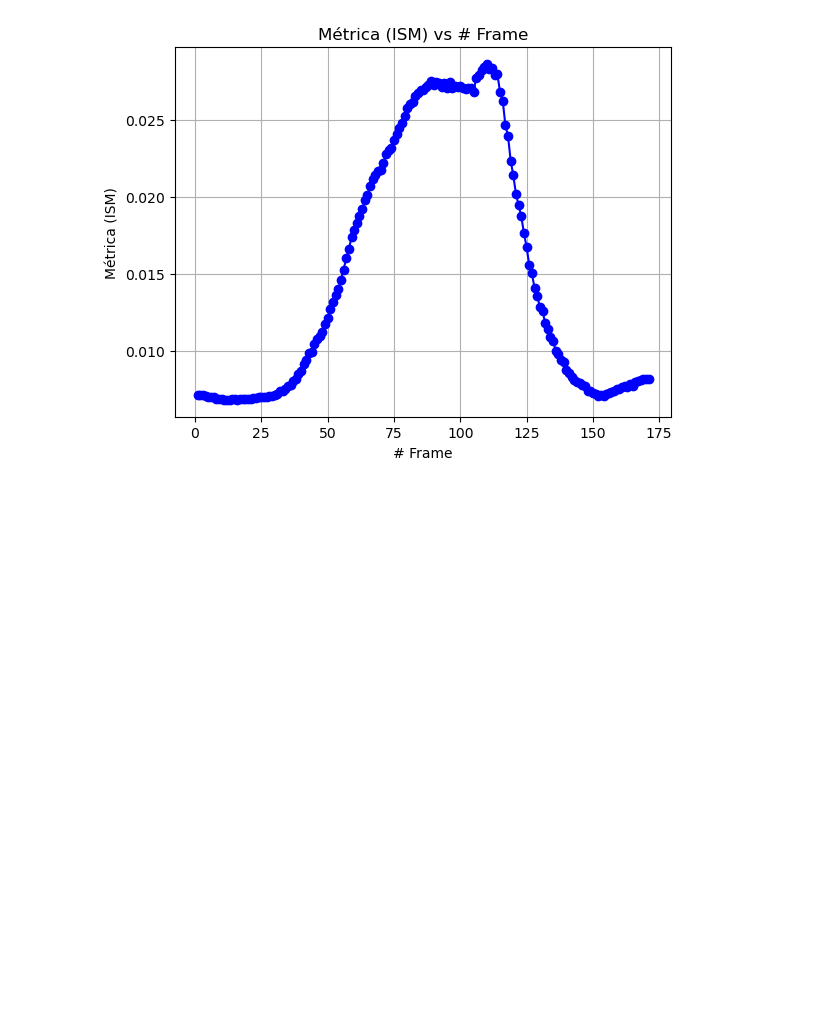
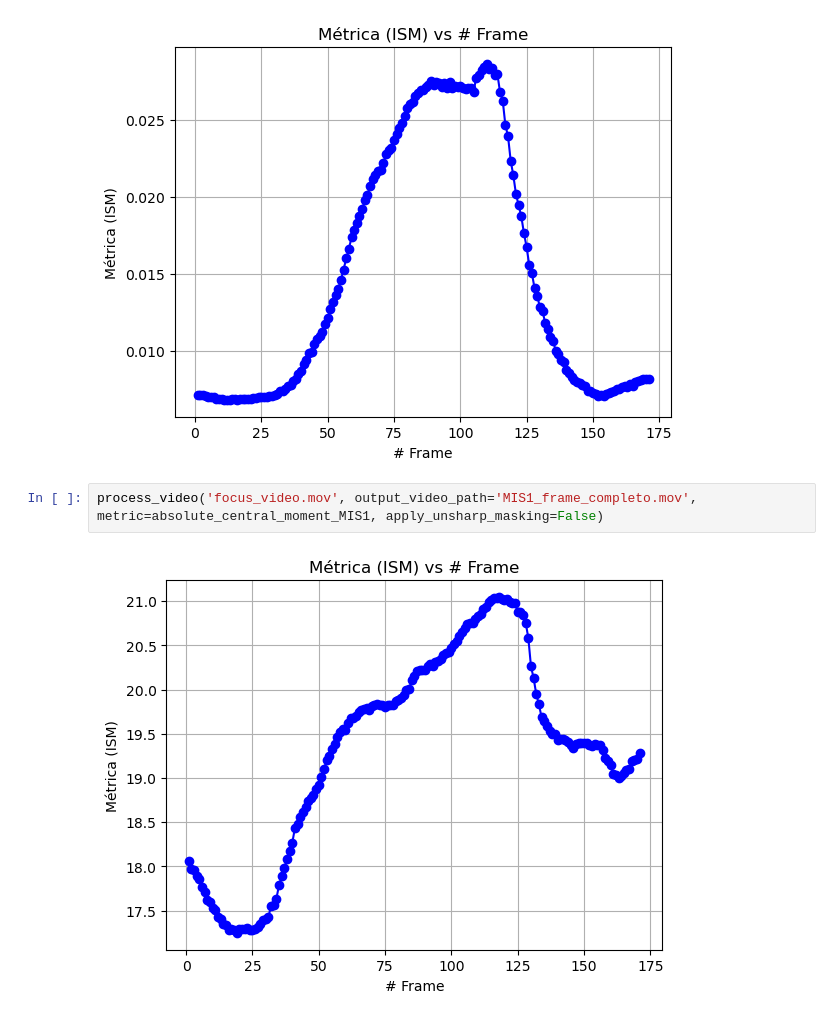
Before and after one commit to diegobra/CEIA_VPC_TP2, a Jupyter notebook: TP2.ipynb, the cells around one changed output. Cells and saved outputs as stored; diff of their text form; blank space fills up the shorter version.

```diff
--- a/TP2.ipynb
+++ b/TP2.ipynb
@@ -249,3 +298,7 @@ def process_video(video_path, metric=image_quality_measure_FM, matrix=None, roi_
 process_video('focus_video.mov', output_video_path='experimento1_frame_completo.mov', metric=image_quality_measure_FM, apply_unsharp_masking=False)
 # %% [output]
 [figure]
+# %%
+process_video('focus_video.mov', output_video_path='MIS1_frame_completo.mov', metric=absolute_central_moment_MIS1, apply_unsharp_masking=False)
+# %% [output]
+[figure, added]
```
Also changed, not shown: parts of 14 cells of this notebook, 5 other files.
